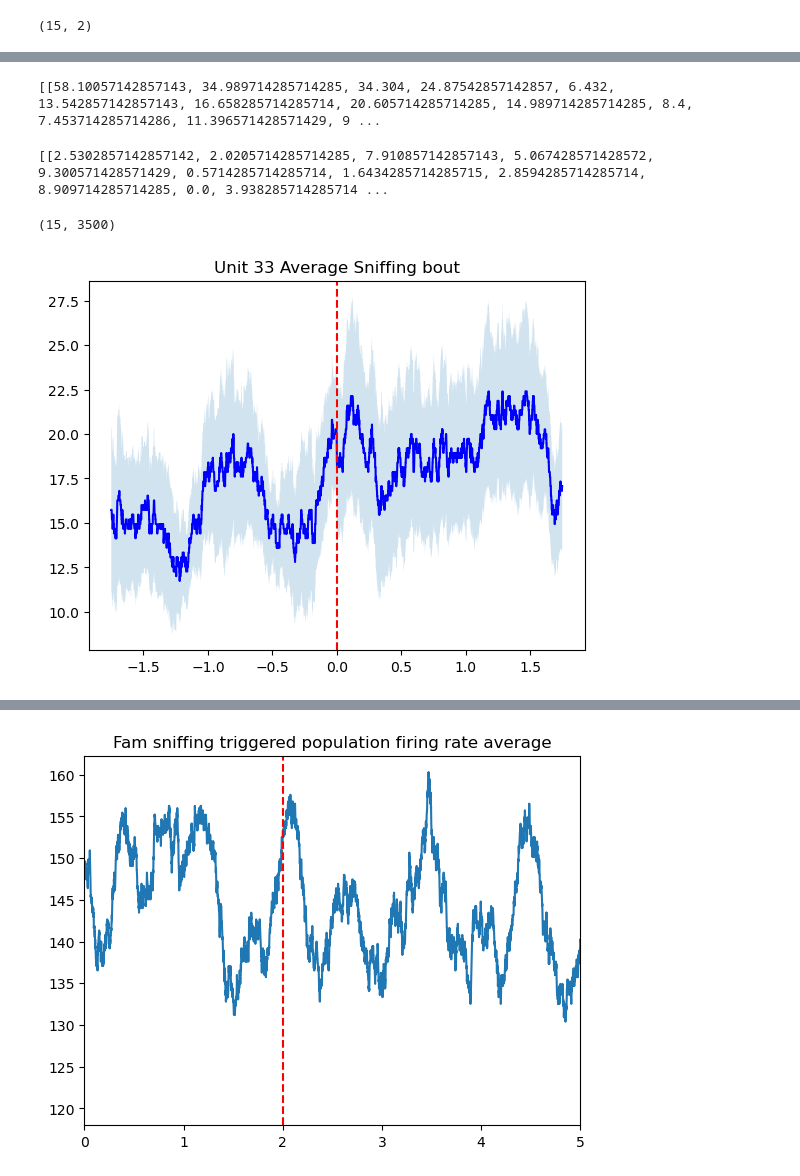
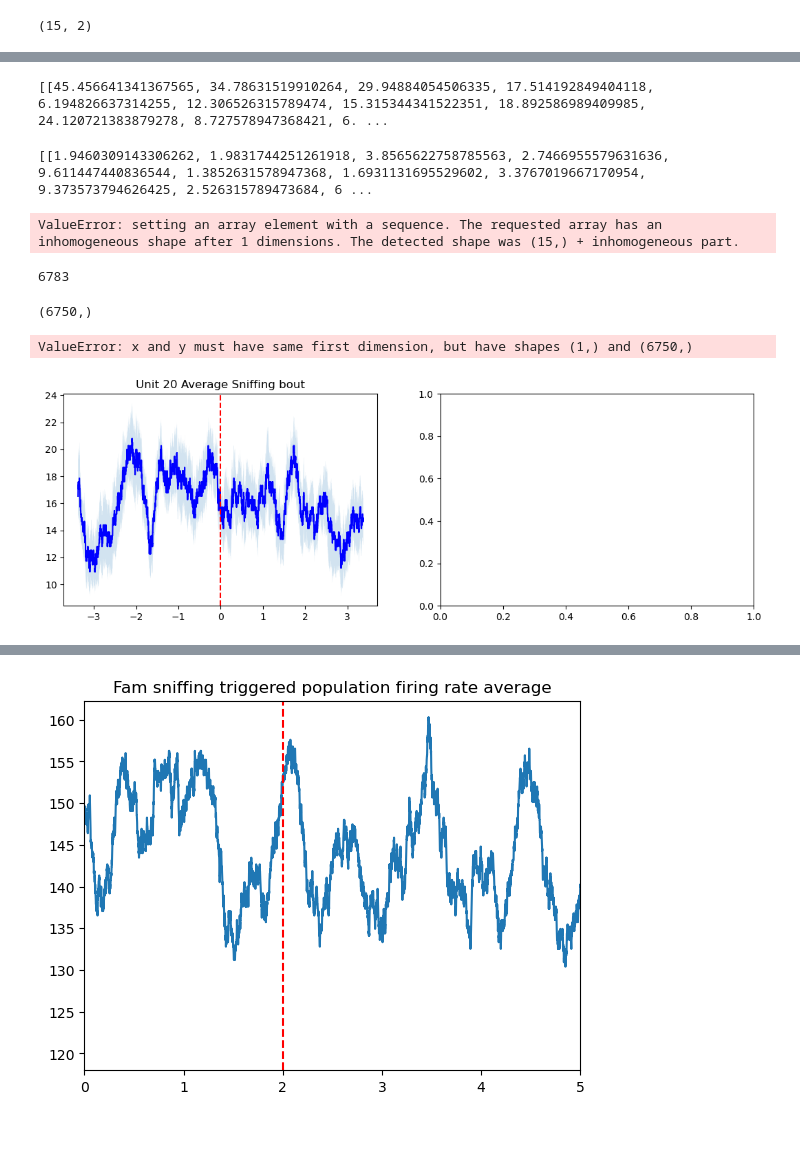
Before and after one commit to tomHep10/diff_fam_social_memory_ephys, a Jupyter notebook: Spike_analysis.ipynb, the cells around one changed output, grey strips where cells are left out. Drawn from its saved outputs; the diff is of its cells as text; code cells hidden in the pictures; blank space fills up the shorter version.

Commit message:
Making graphs

```diff
--- a/Spike_analysis.ipynb
+++ b/Spike_analysis.ipynb
@@ -321,8 +321,8 @@ sniffing_bouts.shape
 trimmed_sniffing_bouts = np.zeros(sniffing_bouts.shape)
 pre_sniff_bouts = np.zeros(sniffing_bouts.shape)
 for bout in range(len(sniffing_bouts)):
-    if sniffing_bouts[bout][1] - sniffing_bouts[bout][0] > 2000:
-        trimmed_sniffing_bouts[bout][1] = sniffing_bouts[bout][0]+2000
+    if sniffing_bouts[bout][1] - sniffing_bouts[bout][0] > 5000:
+        trimmed_sniffing_bouts[bout][1] = sniffing_bouts[bout][0]+5000
         trimmed_sniffing_bouts[bout][0] = sniffing_bouts[bout][0]
     else:
         trimmed_sniffing_bouts[bout] = sniffing_bouts[bout]
@@ -333,7 +333,7 @@ unit_averages = {}
 unit_sniffing_rates = {}
 unit_presniff_rates = {}
 for unit in unit_dict:
-    sniffing_firing_rates = get_event_firing_rates(trimmed_sniffing_bouts, unit_dict[unit], 20, 100)
+    sniffing_firing_rates = get_event_firing_rates(trimmed_sniffing_bouts, unit_dict[unit], 20, 100, 1, 20000)
     pre_sniffing_firing_rates = get_event_firing_rates(pre_sniff_bouts, unit_dict[unit], 20, 100)
     event_averages = []
     pre_event_averages = []
@@ -361,3 +361,8 @@ you are dropping 0.30695 seconds of recorded data
 you are dropping 0.30695 seconds of recorded data
 you are dropping 0.38725 seconds of recorded data
 you are dropping 0.38725 seconds of recorded data
+# %%
+unit_sniffing_rates_prewindow = {}
+for unit in unit_dict:
+    sniffing_firing_rates = get_event_firing_rates(trimmed_sniffing_bouts, unit_dict[unit], 20, 100, 1, 20000, 2, 0, True)
+    unit_sniffing_rates_prewindow[unit] = sniffing_firing_rates
@@ -375,24 +394,54 @@ wilcoxon_df
 # %%
 print(unit_averages[33])
 # %% [output]
-[[58.10057142857143, 34.989714285714285, 34.304, 24.87542857142857, 6.432, 13.542857142857143, 16.658285714285714, 20.605714285714285, 14.989714285714285, 8.4, 7.453714285714286, 11.396571428571429, 9 ...
+[[45.456641341367565, 34.78631519910264, 29.94884054506335, 17.514192849404118, 6.194826637314255, 12.306526315789474, 15.315344341522351, 18.892586989409985, 24.120721383879278, 8.727578947368421, 6. ...
 # %%
 print(unit_averages[3])
+twenty_array = np.array(unit_sniffing_rates_prewindow[20])
 # %% [output]
-[[2.5302857142857142, 2.0205714285714285, 7.910857142857143, 5.067428571428572, 9.300571428571429, 0.5714285714285714, 1.6434285714285715, 2.8594285714285714, 8.909714285714285, 0.0, 3.938285714285714 ...
+[[1.9460309143306262, 1.9831744251261918, 3.8565622758785563, 2.7466955579631636, 9.611447440836544, 1.3852631578947368, 1.6931131695529602, 3.3767019667170954, 9.373573794626425, 2.526315789473684, 6 ...
+ValueError: setting an array element with a sequence. The requested array has an inhomogeneous shape after 1 dimensions. The detected shape was (15,) + inhomogeneous part.
+# %%
+len(unit_sniffing_rates_prewindow[20][1])
+# %% [output]
+6783
 # %%
-sniff_mean_arr = np.mean(unit_sniffing_rates[33], axis = 0)
-sniff_sem_arr = sem(unit_sniffing_rates[33], axis=0)
-sniff_arr = np.concatenate((unit_presniff_rates[33], unit_sniffing_rates[33]), axis = 1 )
-print(sniff_arr.shape)
-mean_arr = np.mean(sniff_arr, axis=0)
-sem_arr = sem(sniff_arr, axis=0)
-x = np.array(range(-1750,1750))
+mean_arr = np.mean(unit_sniffing_rates_prewindow[20], axis=0)
+sem_arr = sem(unit_sniffing_rates_prewindow[20], axis=0)
+pos_sem = mean_arr+sem_arr
+neg_sem = mean_arr-sem_arr
+x = np.array  (range  (    -int(mean_arr.shape[0]/2),int(mean_arr.shape[0]/2)   )    )
+plt.figure(figsize=(20,4))
+plt.subplot(1,3,1)
 plt.plot(x*.001, mean_arr, c= 'b')
 plt.axvline(x=0, color='r', linestyle='--')
-plt.fill_between(x*.001, (mean_arr-sem_arr), (mean_arr+sem_arr), alpha=0.2)
-plt.title('Unit 33 Average Sniffing bout')
-plt.show()
+plt.fill_between(x*.001, neg_sem, pos_sem, alpha=0.2)
+plt.title('Unit 20 Average Sniffing bout')
+
+three_mean_arr = np.mean(unit_sniffing_rates_prewindow[3], axis = 0)
+three_sem_arr = sem(unit_sniffing_rates_prewindow[3], axis=0)
+three_pos_sem = three_mean_arr+three_sem_arr
+three_neg_sem = three_mean_arr-three_sem_arr
+three_x = np.array (range (-2,5,1000 ))
+print(three_mean_arr.shape)
+plt.subplot(1,3,2)
+plt.plot(three_x*.001, three_mean_arr, c= 'b')
+plt.axvline(x=0, color='r', linestyle='--')
+plt.fill_between(three_x*.001, three_neg_sem, three_pos_sem, alpha=0.2)
+plt.title('Unit 3 Average Sniffing bout')
+
+
+sixtyeight_mean_arr = np.mean(unit_sniffing_rates_prewindow[68], axis = 0)
+sixtyeight_sem_arr = sem(unit_sniffing_rates_prewindow[68], axis=0)
+sixtyeight_pos_sem = sixtyeight_mean_arr+sixtyeight_sem_arr
+sixtyeight_neg_sem = sixtyeight_mean_arr-sixtyeight_sem_arr
+sixtyeight_x = np.array  (range  (    -int(sixtyeight_mean_arr.shape[0]/2),int(sixtyeight_mean_arr.shape[0]/2)   )    )
+plt.subplot(1,3,3)
+plt.plot(sixtyeight_x*.001, sixtyeight_mean_arr, c= 'b')
+plt.axvline(x=0, color='r', linestyle='--')
+plt.fill_between(sixtyeight_x*.001, sixtyeight_neg_sem, sixtyeight_pos_sem, alpha=0.2)
+plt.title('Unit 68 Average Sniffing bout')
 # %% [output]
-(15, 3500)
+(6750,)
+ValueError: x and y must have same first dimension, but have shapes (1,) and (6750,)
-[figure, old version]
+[figure, new version]
```
Also changed, not shown: parts of 4 cells of this notebook.
